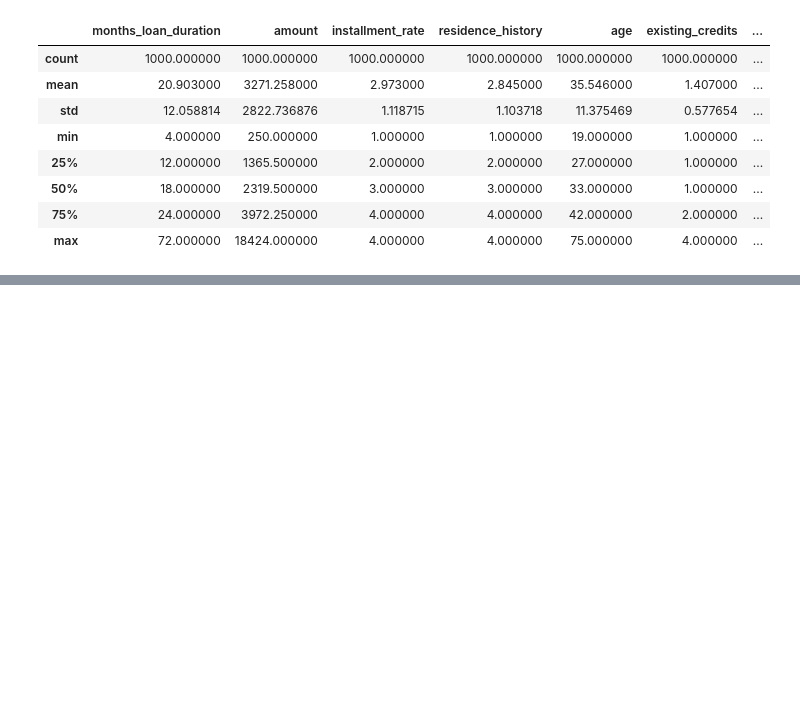
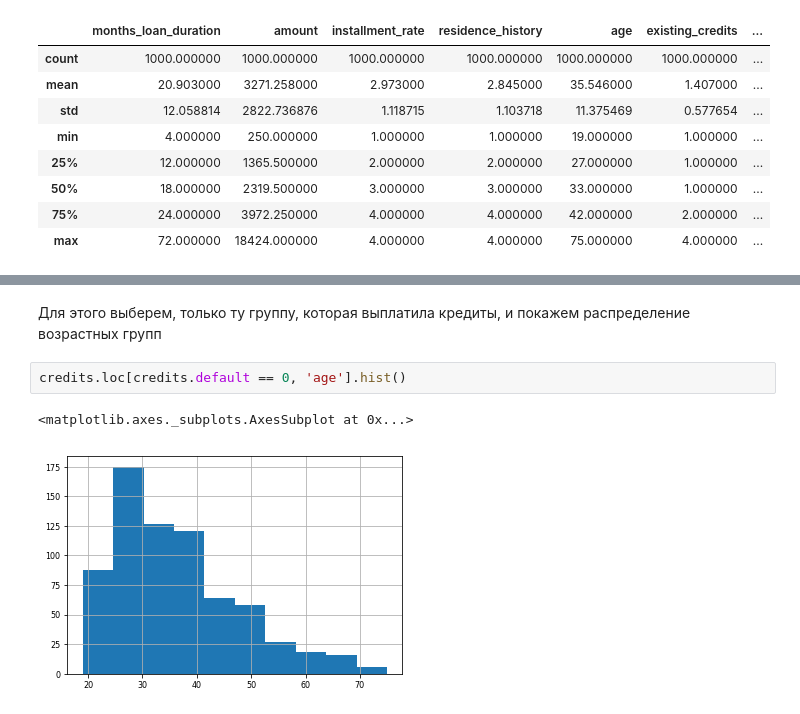
Before and after one commit to ademyanchuk/data_analys_labs, a Jupyter notebook: Lab3.ipynb, the cells around one changed output, grey strips where cells are left out. Drawn from its saved outputs; the diff is of its cells as text; blank space fills up the shorter version.

```diff
--- a/Lab3.ipynb
+++ b/Lab3.ipynb
@@ -131,0 +351,7 @@ credits.describe()
+# %% [markdown]
+Для этого выберем, только ту группу, которая выплатила кредиты, и покажем распределение возрастных групп
+# %%
+credits.loc[credits.default == 0, 'age'].hist()
+# %% [output]
+<matplotlib.axes._subplots.AxesSubplot at 0x...>
+[figure, added]
```
Also changed, not shown: parts of 69 cells of this notebook.
